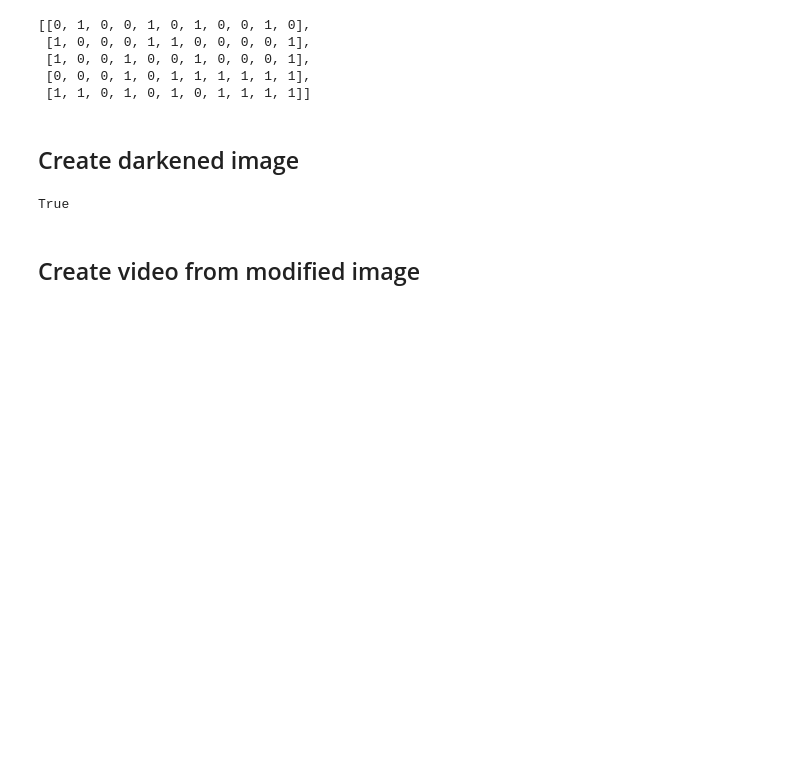
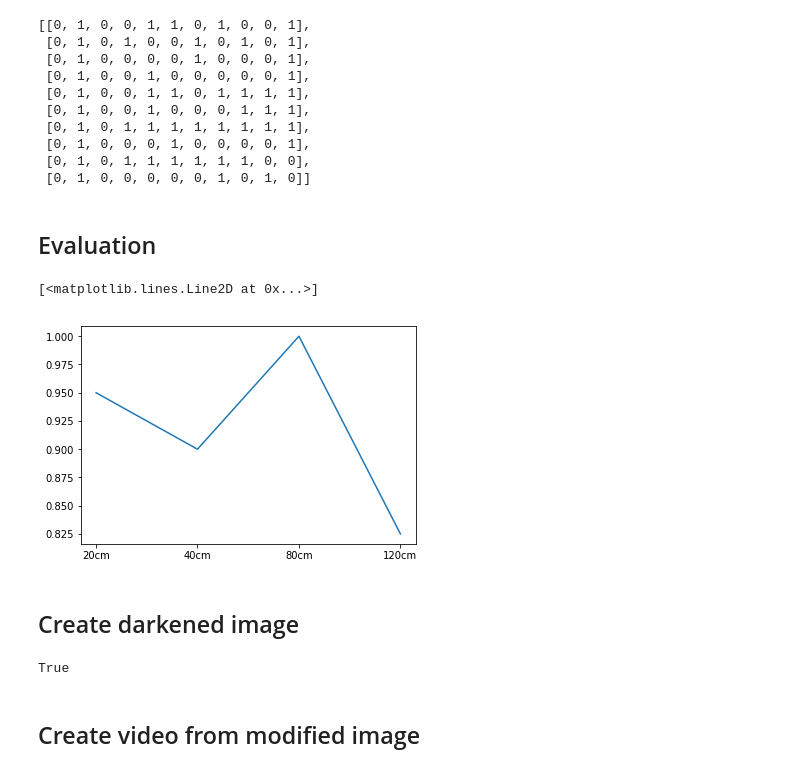
Before and after one commit to liangw6/HiLight-Capture, a Jupyter notebook: Preprocessing/preprocess.ipynb, the cells around one changed output. Drawn from its saved outputs; the diff is of its cells as text; code cells hidden in the pictures; blank space fills up the shorter version.

Commit message:
adds data and visualization

```diff
--- a/Preprocessing/preprocess.ipynb
+++ b/Preprocessing/preprocess.ipynb
@@ -105,13 +105,44 @@ def make_random_sequences(n_seq, seq_len=11):
 
     return all_seq
 # %%
-data_sequences = make_random_sequences(5)
+data_sequences = make_random_sequences(10)
 data_sequences
 # %% [output]
-[[0, 1, 0, 0, 1, 0, 1, 0, 0, 1, 0],
- [1, 0, 0, 0, 1, 1, 0, 0, 0, 0, 1],
- [1, 0, 0, 1, 0, 0, 1, 0, 0, 0, 1],
- [0, 0, 0, 1, 0, 1, 1, 1, 1, 1, 1],
- [1, 1, 0, 1, 0, 1, 0, 1, 1, 1, 1]]
+[[0, 1, 0, 0, 1, 1, 0, 1, 0, 0, 1],
+ [0, 1, 0, 1, 0, 0, 1, 0, 1, 0, 1],
+ [0, 1, 0, 0, 0, 0, 1, 0, 0, 0, 1],
+ [0, 1, 0, 0, 1, 0, 0, 0, 0, 0, 1],
+ [0, 1, 0, 0, 1, 1, 0, 1, 1, 1, 1],
+ [0, 1, 0, 0, 1, 0, 0, 0, 1, 1, 1],
+ [0, 1, 0, 1, 1, 1, 1, 1, 1, 1, 1],
+ [0, 1, 0, 0, 0, 1, 0, 0, 0, 0, 1],
+ [0, 1, 0, 1, 1, 1, 1, 1, 1, 0, 0],
+ [0, 1, 0, 0, 0, 0, 0, 1, 0, 1, 0]]
 # %%
-run_multiple_sequence("snow.jpeg", "multi_1.mp4", data_sequences)
+run_multiple_sequence("snow.jpeg", "multi_3_05.mp4", data_sequences, delta_alpha=0.5)
+# %%
+correct_data_sequences = [i[3:] for i in data_sequences]
+# %% [markdown]
+## Evaluation
+# %%
+def accuracy_for_one(correct_data_sequences, input_sequences):
+    all_result = []
+    for seq_i in input_sequences:
+        seq_i_results = []
+        for seq_j in correct_data_sequences:
+            # number of bits that is correct
+            seq_i_results.append(len([(i, j) for i, j in zip(seq_i, seq_j) if i==j]))
+        all_result.append(max(seq_i_results) / len(seq_i))
+
+    top_all_result = sorted(all_result, reverse=True)[:len(correct_data_sequences)]
+    return sum(top_all_result) / len(top_all_result)
+# %%
+import matplotlib.pyplot as plt
+accu_delta_1_20 = accuracy_for_one(correct_data_sequences, delta_1_20)
+accu_delta_1_40 = accuracy_for_one(correct_data_sequences, delta_1_40)
+accu_delta_1_80 = accuracy_for_one(correct_data_sequences, delta_1_80)
+accu_delta_1_120 = accuracy_for_one(correct_data_sequences, delta_1_120)
+plt.plot(["20cm", "40cm", "80cm", "120cm"], [accu_delta_1_20, accu_delta_1_40, accu_delta_1_80, accu_delta_1_120])
+# %% [output]
+[<matplotlib.lines.Line2D at 0x...>]
+[figure, added]
```
Also changed, not shown: parts of 4 cells of this notebook, 7 other files.
